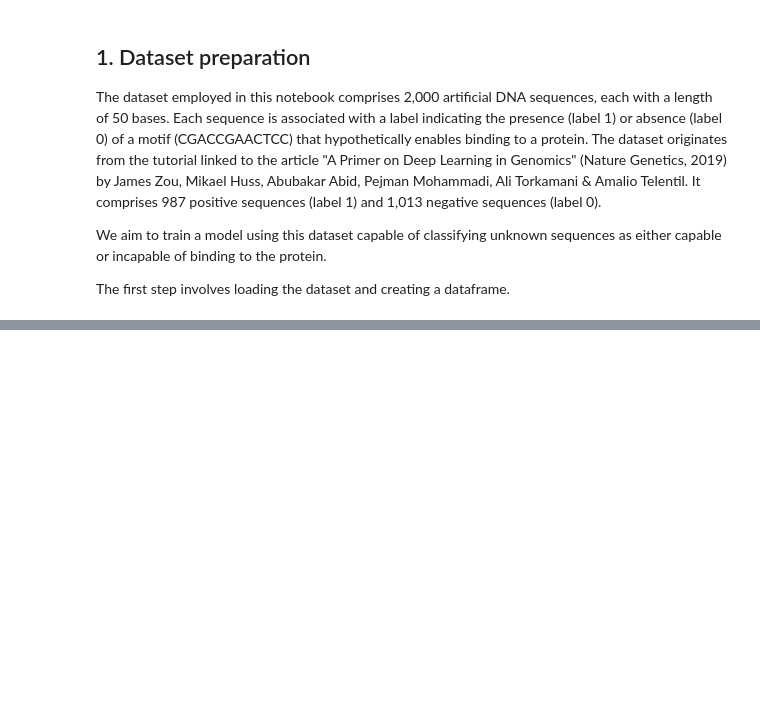
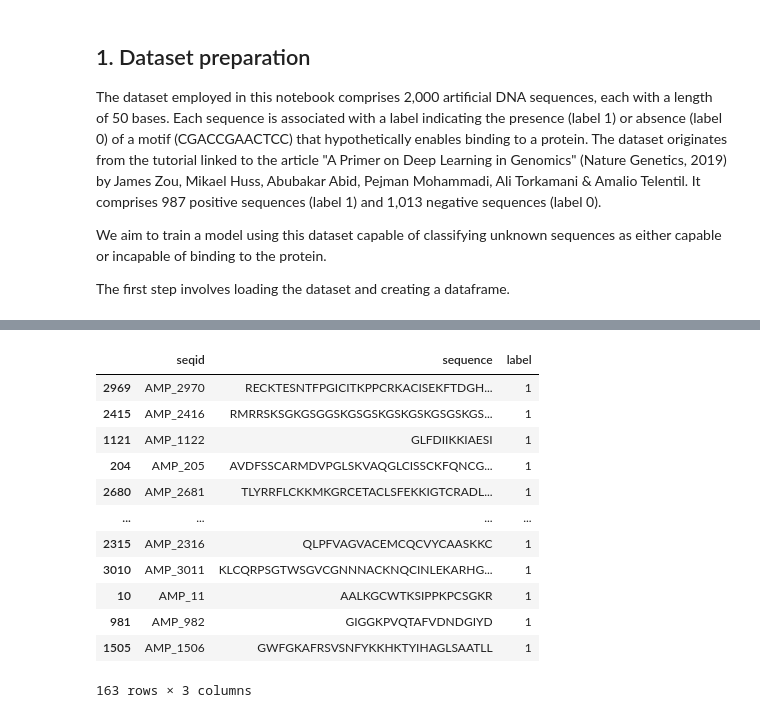
Before and after one commit to denilsonfbar/strkernels, a Jupyter notebook: docs/example_protein_classification.ipynb, the cells around one changed output, grey strips where cells are left out. Drawn from its saved outputs; the diff is of its cells as text; code cells hidden in the pictures; blank space fills up the shorter version.

```diff
--- a/docs/example_protein_classification.ipynb
+++ b/docs/example_protein_classification.ipynb
@@ -50,0 +57,19 @@ Here, we allocate 1,500 sequences for training and 500 for testing.
+# %%
+random_seed = 1708  # for reproducing
+
+sampled_amp_df = amp_df.sample(n=len(amp_df) // 15, random_state=random_seed)
+sampled_amp_df
+# %% [output]
+|  | seqid | sequence | label |
+| 2969 | AMP_2970 | RECKTESNTFPGICITKPPCRKACISEKFTDGH... | 1 |
+| 2415 | AMP_2416 | RMRRSKSGKGSGGSKGSGSKGSKGSKGSGSKGS... | 1 |
+| 1121 | AMP_1122 | GLFDIIKKIAESI | 1 |
+| 204 | AMP_205 | AVDFSSCARMDVPGLSKVAQGLCISSCKFQNCG... | 1 |
+| 2680 | AMP_2681 | TLYRRFLCKKMKGRCETACLSFEKKIGTCRADL... | 1 |
+| ... | ... | ... | ... |
+| 2315 | AMP_2316 | QLPFVAGVACEMCQCVYCAASKKC | 1 |
+| 3010 | AMP_3011 | KLCQRPSGTWSGVCGNNNACKNQCINLEKARHG... | 1 |
+| 10 | AMP_11 | AALKGCWTKSIPPKPCSGKR | 1 |
+| 981 | AMP_982 | GIGGKPVQTAFVDNDGIYD | 1 |
+| 1505 | AMP_1506 | GWFGKAFRSVSNFYKKHKTYIHAGLSAATLL | 1 |
+163 rows × 3 columns
```
Also changed, not shown: parts of 22 cells of this notebook, 2 other files.
